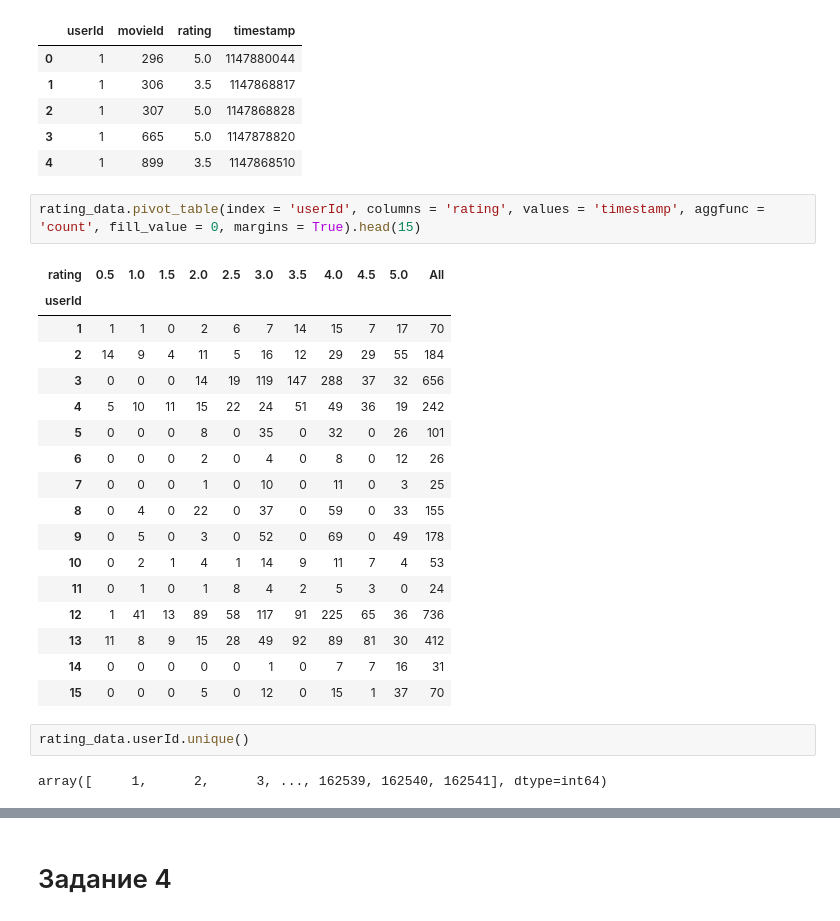
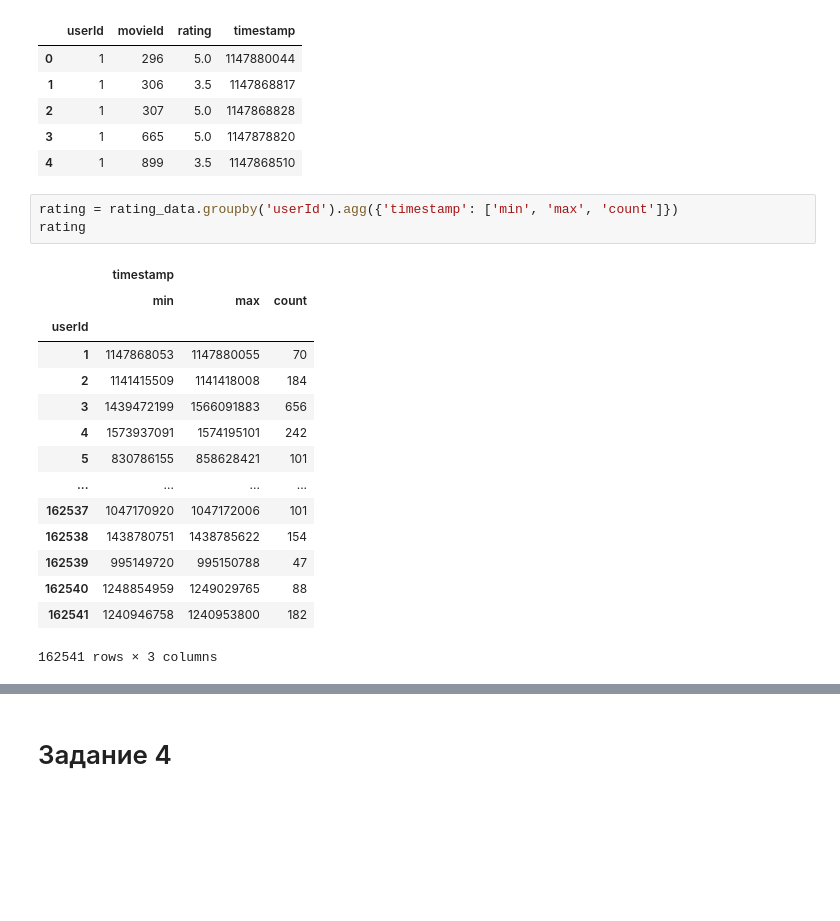
Before and after one commit to cevapro/Homeworks, a Jupyter notebook: PYDA_Protasevich_Dmitry_12.ipynb, the cells around one changed output, grey strips where cells are left out. Saved outputs shown, nothing was run; the diff lists cells and outputs as text; blank space fills up the shorter version.

```diff
--- a/PYDA_Protasevich_Dmitry_12.ipynb
+++ b/PYDA_Protasevich_Dmitry_12.ipynb
@@ -86,27 +86,22 @@ rating_data.head()
 | 2 | 1 | 307 | 5.0 | 1147868828 |
 | 3 | 1 | 665 | 5.0 | 1147878820 |
 | 4 | 1 | 899 | 3.5 | 1147868510 |
-# %%
-rating_data.pivot_table(index = 'userId', columns = 'rating', values = 'timestamp', aggfunc = 'count', fill_value = 0, margins = True).head(15)
-# %% [output]
-| rating | 0.5 | 1.0 | 1.5 | 2.0 | 2.5 | 3.0 | 3.5 | 4.0 | 4.5 | 5.0 | All |
-| userId |  |  |  |  |  |  |  |  |  |  |  |
-| 1 | 1 | 1 | 0 | 2 | 6 | 7 | 14 | 15 | 7 | 17 | 70 |
-| 2 | 14 | 9 | 4 | 11 | 5 | 16 | 12 | 29 | 29 | 55 | 184 |
-| 3 | 0 | 0 | 0 | 14 | 19 | 119 | 147 | 288 | 37 | 32 | 656 |
-| 4 | 5 | 10 | 11 | 15 | 22 | 24 | 51 | 49 | 36 | 19 | 242 |
-| 5 | 0 | 0 | 0 | 8 | 0 | 35 | 0 | 32 | 0 | 26 | 101 |
-| 6 | 0 | 0 | 0 | 2 | 0 | 4 | 0 | 8 | 0 | 12 | 26 |
-| 7 | 0 | 0 | 0 | 1 | 0 | 10 | 0 | 11 | 0 | 3 | 25 |
-| 8 | 0 | 4 | 0 | 22 | 0 | 37 | 0 | 59 | 0 | 33 | 155 |
-| 9 | 0 | 5 | 0 | 3 | 0 | 52 | 0 | 69 | 0 | 49 | 178 |
-| 10 | 0 | 2 | 1 | 4 | 1 | 14 | 9 | 11 | 7 | 4 | 53 |
-| 11 | 0 | 1 | 0 | 1 | 8 | 4 | 2 | 5 | 3 | 0 | 24 |
-| 12 | 1 | 41 | 13 | 89 | 58 | 117 | 91 | 225 | 65 | 36 | 736 |
-| 13 | 11 | 8 | 9 | 15 | 28 | 49 | 92 | 89 | 81 | 30 | 412 |
-| 14 | 0 | 0 | 0 | 0 | 0 | 1 | 0 | 7 | 7 | 16 | 31 |
-| 15 | 0 | 0 | 0 | 5 | 0 | 12 | 0 | 15 | 1 | 37 | 70 |
-# %%
-rating_data.userId.unique()
-# %% [output]
-array([     1,      2,      3, ..., 162539, 162540, 162541], dtype=int64)
+# %%
+rating = rating_data.groupby('userId').agg({'timestamp': ['min', 'max', 'count']})
+rating
+# %% [output]
+|  | timestamp |  |  |
+|  | min | max | count |
+| userId |  |  |  |
+| 1 | 1147868053 | 1147880055 | 70 |
+| 2 | 1141415509 | 1141418008 | 184 |
+| 3 | 1439472199 | 1566091883 | 656 |
+| 4 | 1573937091 | 1574195101 | 242 |
+| 5 | 830786155 | 858628421 | 101 |
+| ... | ... | ... | ... |
+| 162537 | 1047170920 | 1047172006 | 101 |
+| 162538 | 1438780751 | 1438785622 | 154 |
+| 162539 | 995149720 | 995150788 | 47 |
+| 162540 | 1248854959 | 1249029765 | 88 |
+| 162541 | 1240946758 | 1240953800 | 182 |
+162541 rows × 3 columns
```
Also changed, not shown: parts of 2 cells of this notebook.
